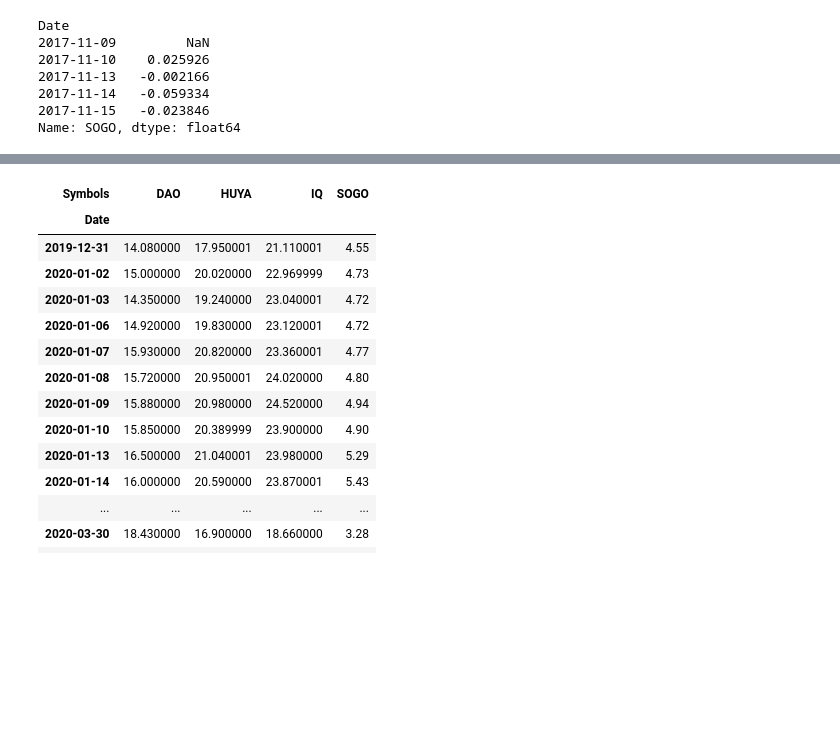
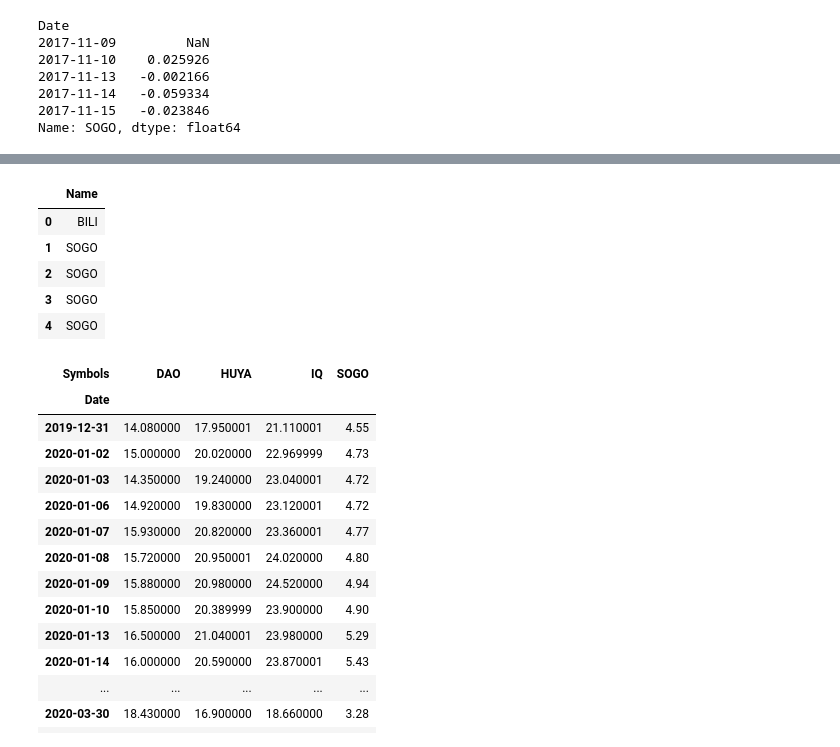
Before and after one commit to cin-derella/python_datascience, a Jupyter notebook: L7/L07C04_Project_2.ipynb, the cells around one changed output, grey strips where cells are left out. Cells and saved outputs as stored; diff of their text form; code cells hidden in the pictures; blank space fills up the shorter version.

```diff
--- a/L7/L07C04_Project_2.ipynb
+++ b/L7/L07C04_Project_2.ipynb
@@ -72,5 +80,13 @@ mydf = DataFrame(['SOGO']*5, index = [0,1,2,3,4], columns = ['Name'])
 # %%
 mydf['Name'][0] = 'BILI'
+mydf
+# %% [output]
+|  | Name |
+| 0 | BILI |
+| 1 | SOGO |
+| 2 | SOGO |
+| 3 | SOGO |
+| 4 | SOGO |
 # %%
 mydf['a'] = tech_df['SOGO']
 # %%
```
Also changed, not shown: parts of 8 cells of this notebook, 4 other files.
